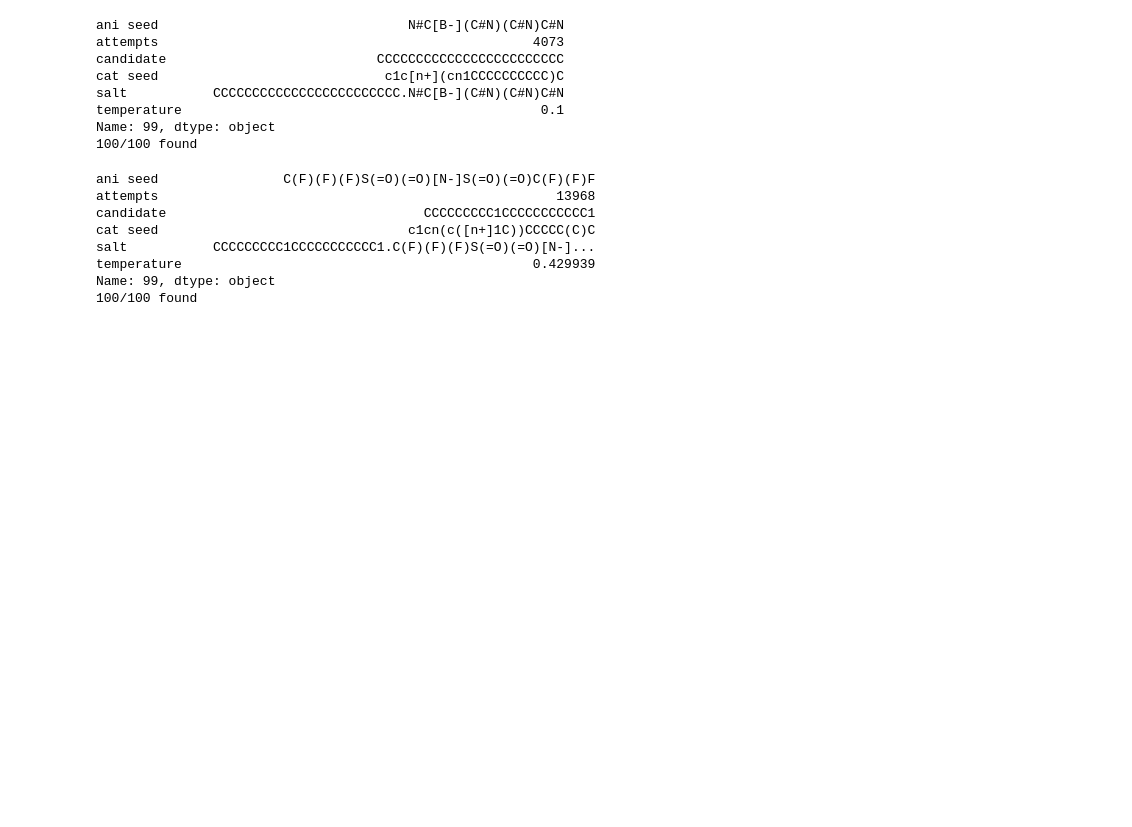
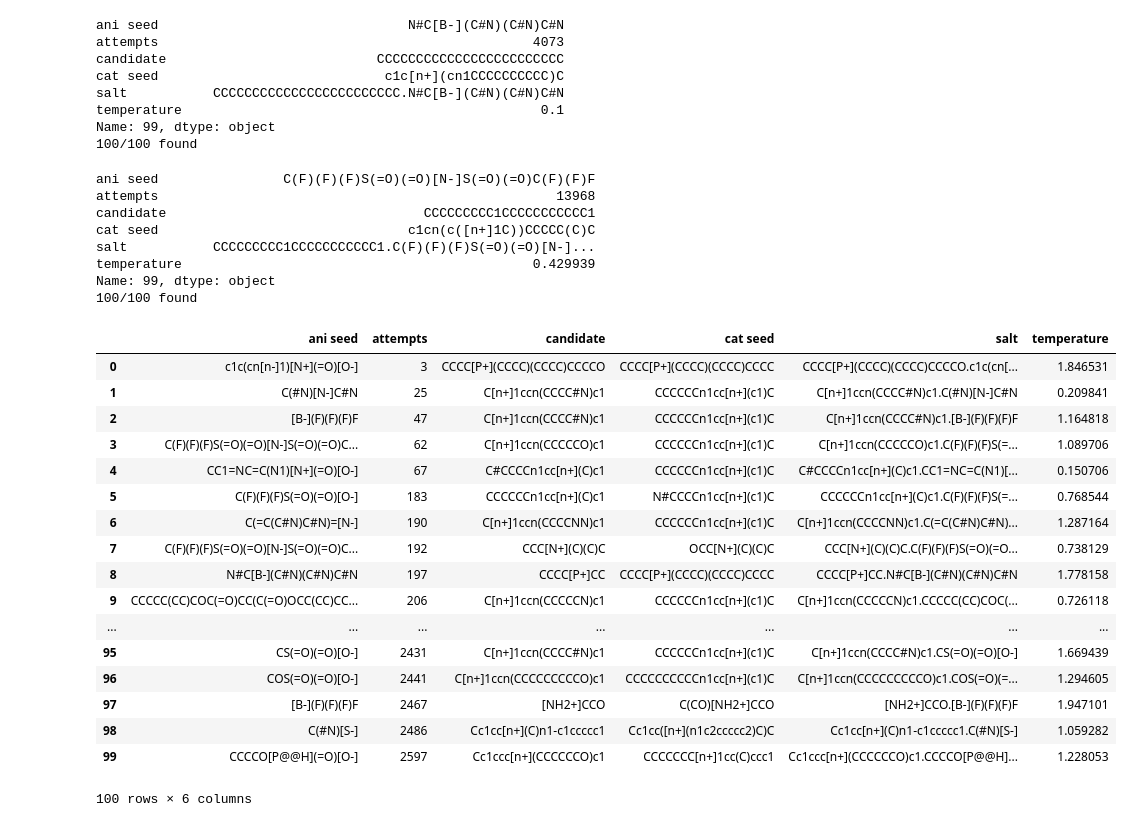
Before and after one commit to cmashraf/generative_learners_salts, a Jupyter notebook: notebooks/07_targetless_generators.ipynb, the cells around one changed output. Cells and saved outputs as stored; diff of their text form; code cells hidden in the pictures; blank space fills up the shorter version.

```diff
--- a/notebooks/07_targetless_generators.ipynb
+++ b/notebooks/07_targetless_generators.ipynb
@@ -170,6 +168,29 @@ salt           CCCCCCCCC1CCCCCCCCCCC1.C(F)(F)(F)S(=O)(=O)[N-]...
 temperature                                             0.429939
 Name: 99, dtype: object
 100/100 found
+# %%
+df = pd.read_csv('../data/gen3vae_no_target_2597_function_calls', index_col=0)
+# %%
+df
+# %% [output]
+|  | ani seed | attempts | candidate | cat seed | salt | temperature |
+| 0 | c1c(cn[n-]1)[N+](=O)[O-] | 3 | CCCC[P+](CCCC)(CCCC)CCCCO | CCCC[P+](CCCC)(CCCC)CCCC | CCCC[P+](CCCC)(CCCC)CCCCO.c1c(cn[... | 1.846531 |
+| 1 | C(#N)[N-]C#N | 25 | C[n+]1ccn(CCCC#N)c1 | CCCCCCn1cc[n+](c1)C | C[n+]1ccn(CCCC#N)c1.C(#N)[N-]C#N | 0.209841 |
+| 2 | [B-](F)(F)(F)F | 47 | C[n+]1ccn(CCCC#N)c1 | CCCCCCn1cc[n+](c1)C | C[n+]1ccn(CCCC#N)c1.[B-](F)(F)(F)F | 1.164818 |
+| 3 | C(F)(F)(F)S(=O)(=O)[N-]S(=O)(=O)C... | 62 | C[n+]1ccn(CCCCCO)c1 | CCCCCCn1cc[n+](c1)C | C[n+]1ccn(CCCCCO)c1.C(F)(F)(F)S(=... | 1.089706 |
+| 4 | CC1=NC=C(N1)[N+](=O)[O-] | 67 | C#CCCCn1cc[n+](C)c1 | CCCCCCn1cc[n+](c1)C | C#CCCCn1cc[n+](C)c1.CC1=NC=C(N1)[... | 0.150706 |
+| 5 | C(F)(F)(F)S(=O)(=O)[O-] | 183 | CCCCCCn1cc[n+](C)c1 | N#CCCCn1cc[n+](c1)C | CCCCCCn1cc[n+](C)c1.C(F)(F)(F)S(=... | 0.768544 |
+| 6 | C(=C(C#N)C#N)=[N-] | 190 | C[n+]1ccn(CCCCNN)c1 | CCCCCCn1cc[n+](c1)C | C[n+]1ccn(CCCCNN)c1.C(=C(C#N)C#N)... | 1.287164 |
+| 7 | C(F)(F)(F)S(=O)(=O)[N-]S(=O)(=O)C... | 192 | CCC[N+](C)(C)C | OCC[N+](C)(C)C | CCC[N+](C)(C)C.C(F)(F)(F)S(=O)(=O... | 0.738129 |
+| 8 | N#C[B-](C#N)(C#N)C#N | 197 | CCCC[P+]CC | CCCC[P+](CCCC)(CCCC)CCCC | CCCC[P+]CC.N#C[B-](C#N)(C#N)C#N | 1.778158 |
+| 9 | CCCCC(CC)COC(=O)CC(C(=O)OCC(CC)CC... | 206 | C[n+]1ccn(CCCCCN)c1 | CCCCCCn1cc[n+](c1)C | C[n+]1ccn(CCCCCN)c1.CCCCC(CC)COC(... | 0.726118 |
+| ... | ... | ... | ... | ... | ... | ... |
+| 95 | CS(=O)(=O)[O-] | 2431 | C[n+]1ccn(CCCC#N)c1 | CCCCCCn1cc[n+](c1)C | C[n+]1ccn(CCCC#N)c1.CS(=O)(=O)[O-] | 1.669439 |
+| 96 | COS(=O)(=O)[O-] | 2441 | C[n+]1ccn(CCCCCCCCCO)c1 | CCCCCCCCCCn1cc[n+](c1)C | C[n+]1ccn(CCCCCCCCCO)c1.COS(=O)(=... | 1.294605 |
+| 97 | [B-](F)(F)(F)F | 2467 | [NH2+]CCO | C(CO)[NH2+]CCO | [NH2+]CCO.[B-](F)(F)(F)F | 1.947101 |
+| 98 | C(#N)[S-] | 2486 | Cc1cc[n+](C)n1-c1ccccc1 | Cc1cc([n+](n1c2ccccc2)C)C | Cc1cc[n+](C)n1-c1ccccc1.C(#N)[S-] | 1.059282 |
+| 99 | CCCCO[P@@H](=O)[O-] | 2597 | Cc1ccc[n+](CCCCCCO)c1 | CCCCCCC[n+]1cc(C)ccc1 | Cc1ccc[n+](CCCCCCO)c1.CCCCO[P@@H]... | 1.228053 |
+100 rows × 6 columns
 # %%
 # df_gen1.to_csv('../data/gen1vae_no_target_4073_function_calls')
 # df_gen2.to_csv('../data/gen2vae_no_target_13968_function_calls')
```
Also changed, not shown: parts of 1 cell of this notebook, 1 other file.
